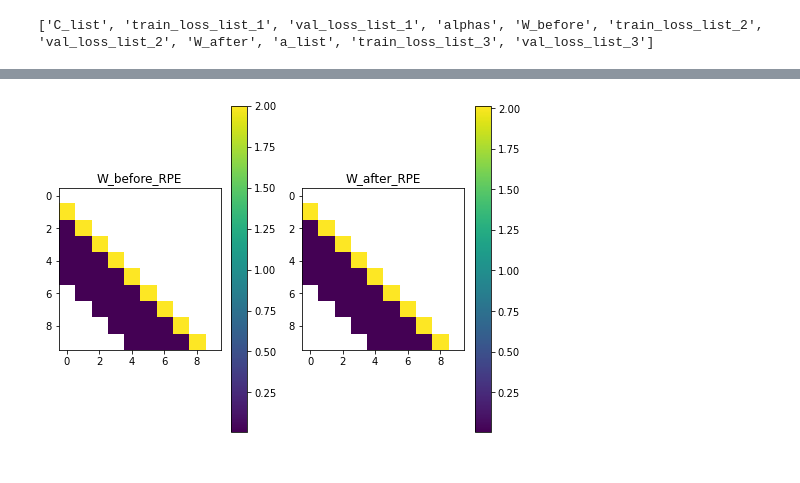
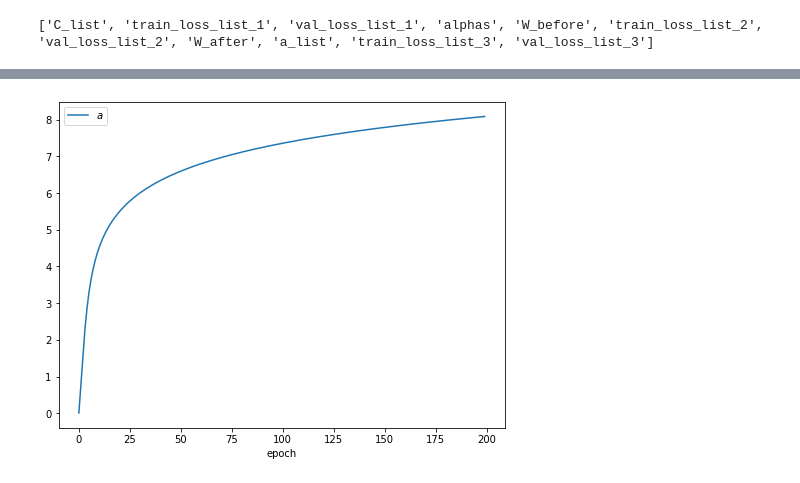
Before and after one commit to gszfwsb/Unveiling-Induction-Heads, a Jupyter notebook: RPE/plot.ipynb, the cells around one changed output, grey strips where cells are left out. Cells and saved outputs as stored; diff of their text form; code cells hidden in the pictures.

```diff
--- a/RPE/plot.ipynb
+++ b/RPE/plot.ipynb
@@ -92,20 +72,11 @@ W_before_RPE = create_matrix_RPE(W_before)
-# %%
-# plot W_before RPE matrix, W_after RPE matrix
-
-for h in range(1):
-    # set equal colorbar for w_h_after and w_h_before heatmap
-    plt.figure(figsize=(8,6))
-    w_h_before = W_before_RPE[h][:10,:10]
-    w_h_after = W_after_RPE[h][:10,:10]
-    # colormap
-    plt.subplot(1,2,1)
-    plt.imshow(w_h_before, aspect='equal')
-    plt.colorbar()
-    plt.title('W_before_RPE')
-    plt.subplot(1,2,2)
-    plt.imshow(w_h_after, aspect='equal')
-    plt.colorbar()
-    plt.title('W_after_RPE')
-    plt.show()
-# %% [output]
-[figure, removed]
+# %%
+# plot a_list curve
+a_list = data['a_list']
+keep = 200
+plt.figure(figsize=(8,6))
+plt.plot(a_list[:keep],label=r'$a$')
+plt.legend()
+plt.xlabel('epoch')
+plt.show()
+# %% [output]
+[figure, added]
```
Also changed, not shown: parts of 5 cells of this notebook, 1 other file.
